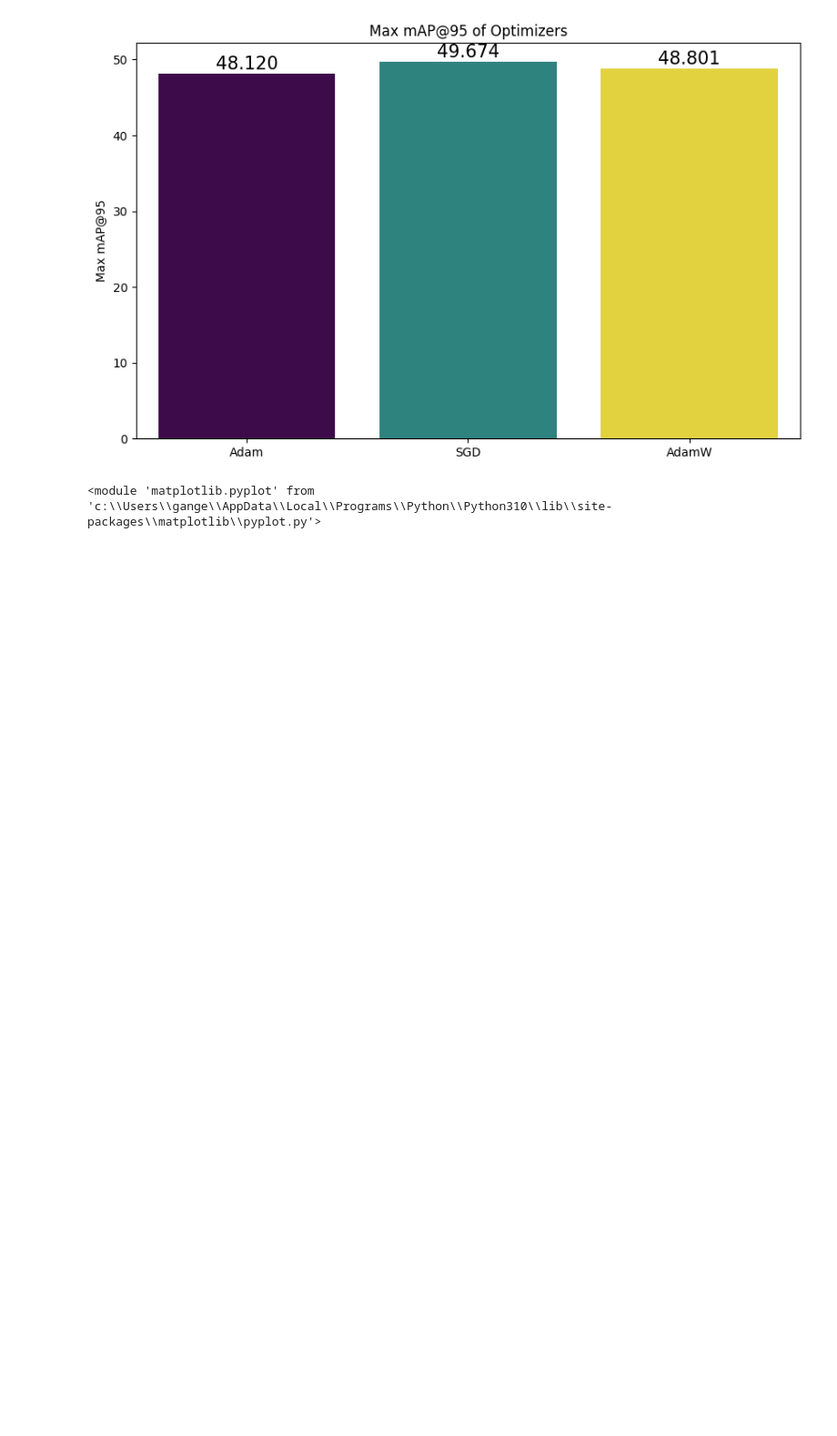
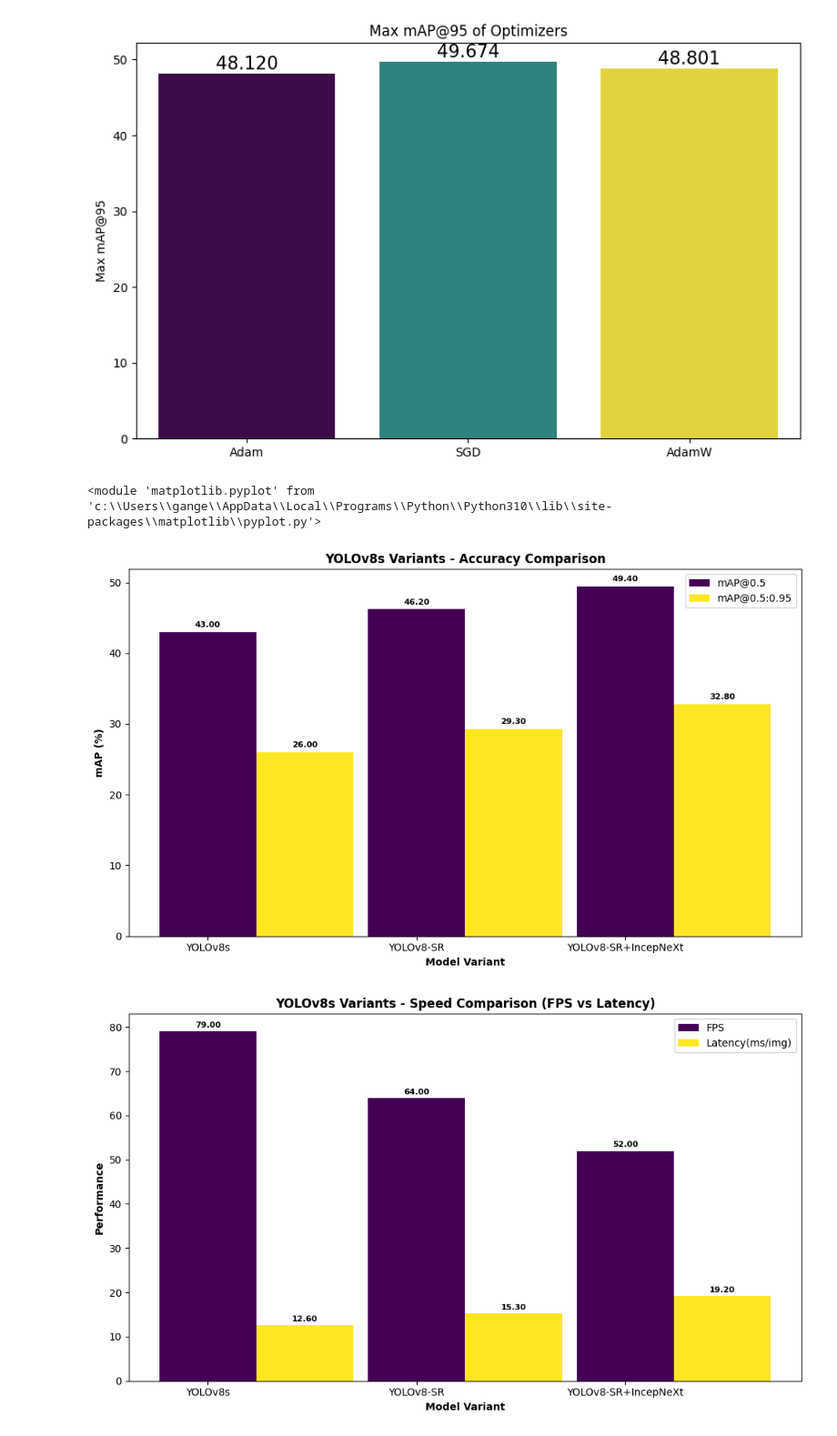
Before and after one commit to Gangeshwar/yolov8sr-comparison, a Jupyter notebook: CombinedResults.ipynb, the cells around one changed output. Shown: that part at 91% size. Drawn from its saved outputs; the diff is of its cells as text; code cells hidden in the pictures; blank space fills up the shorter version.

```diff
--- a/CombinedResults.ipynb
+++ b/CombinedResults.ipynb
@@ -274,3 +323,52 @@ Passing `palette` without assigning `hue` is deprecated and will be removed in v
   ax = sns.barplot(x = xlabel, y = ylabel, data= df,palette=palette)
 [figure]
 <module 'matplotlib.pyplot' from 'c:\\Users\\gange\\AppData\\Local\\Programs\\Python\\Python310\\lib\\site-packages\\matplotlib\\pyplot.py'>
+# %%
+import pandas as pd
+
+# Load your CSV
+perf_df = pd.read_csv("yolov8_variants_performance.csv")
+
+# Accuracy-related data
+y_data = {
+    "mAP@0.5": perf_df["mAP@0.5"].tolist(),
+    "mAP@0.5:0.95": perf_df["mAP@0.5:0.95"].tolist()
+}
+
+# X-axis labels
+models = perf_df["Model"].tolist()
+
+# Plot accuracy metrics
+plot_multi_colored_multi_bar(
+    x_labels=models,
+    y_data_dict=y_data,
+    xlabel="Model Variant",
+    ylabel="mAP (%)",
+    title="YOLOv8s Variants - Accuracy Comparison",
+    cmap='viridis',
+    annotate=True,
+    grid=False,
+    group_spacing=0.05  # Optional for spacing
+)
+
+
+# Speed-related metrics
+y_data_speed = {
+    "FPS": perf_df["FPS"].tolist(),
+    "Latency(ms/img)": perf_df["Latency(ms/img)"].tolist()
+}
+
+plot_multi_colored_multi_bar(
+    x_labels=models,
+    y_data_dict=y_data_speed,
+    xlabel="Model Variant",
+    ylabel="Performance",
+    title="YOLOv8s Variants - Speed Comparison (FPS vs Latency)",
+    cmap='viridis',
+    annotate=True,
+    grid=False,
+    group_spacing=0.05
+)
+# %% [output]
+[figure, added]
+[figure, added]
```
Also changed, not shown: parts of 6 cells of this notebook, 3 other files.
